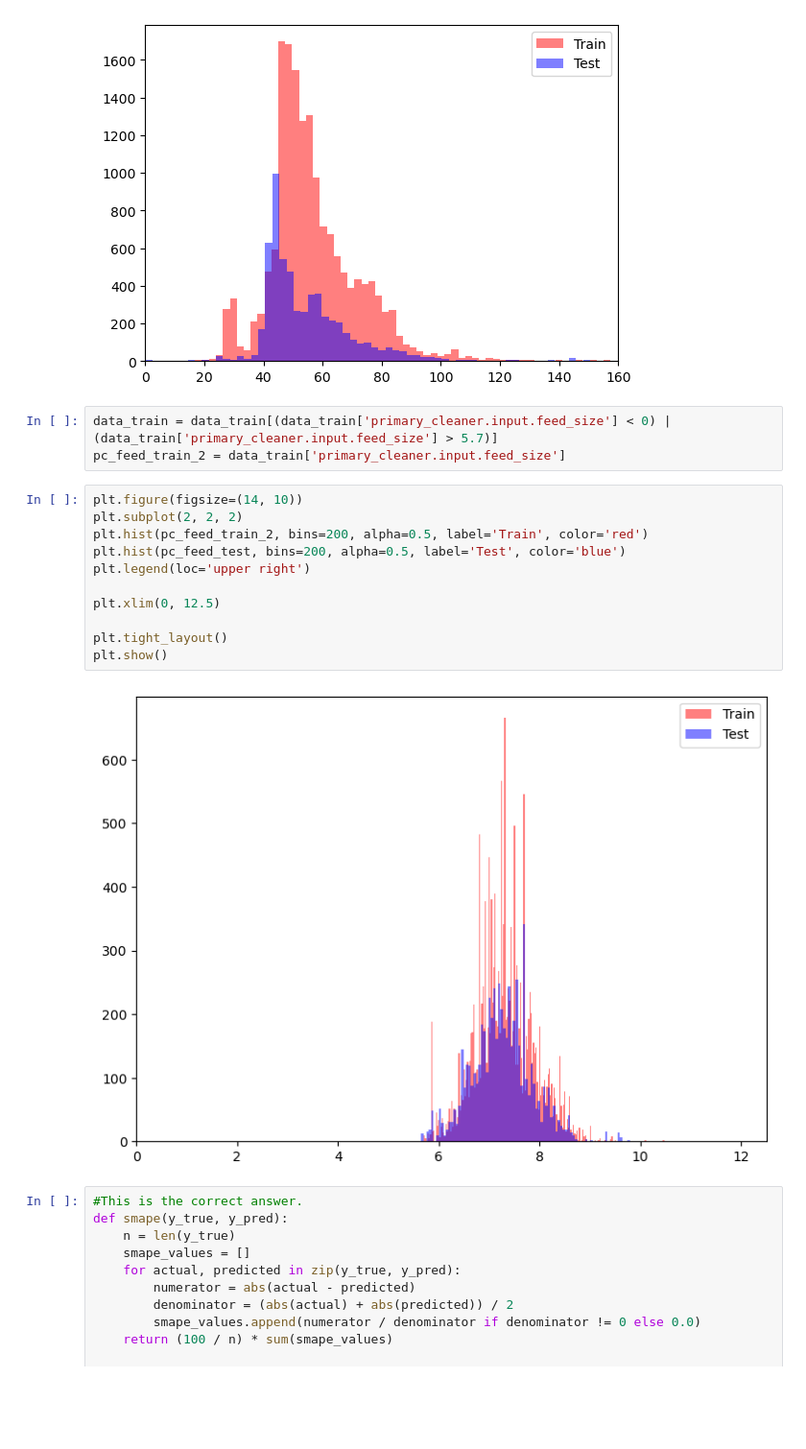
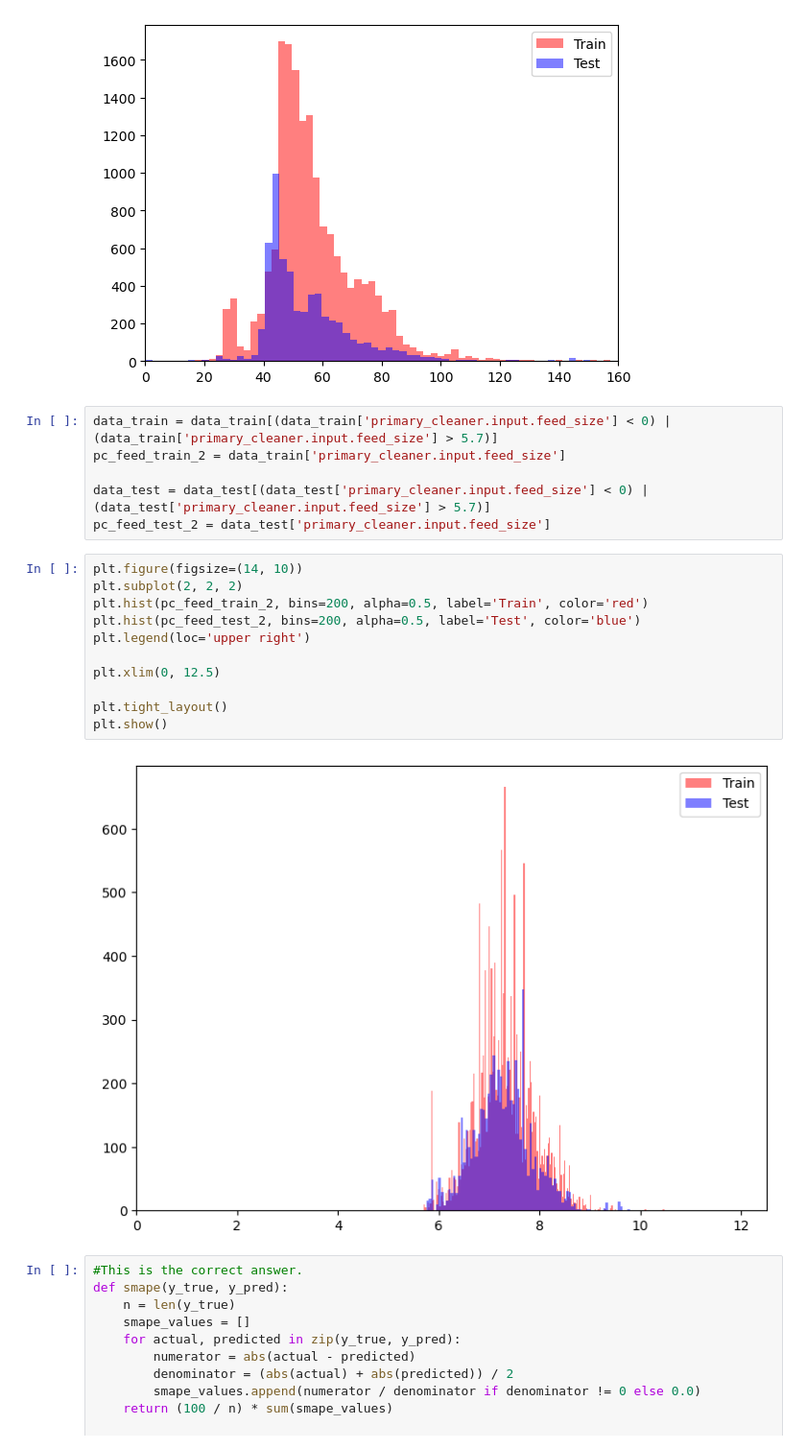
Before and after one commit to BLacuesta3/Sprint-10-Project, a Jupyter notebook: Sprint 10 Project Notebook.ipynb, the cells around one changed output. Shown at 96% size. Saved outputs shown, nothing was run; the diff lists cells and outputs as text; blank space fills up the shorter version.

Commit message:
new input

```diff
--- a/Sprint 10 Project Notebook.ipynb
+++ b/Sprint 10 Project Notebook.ipynb
@@ -727,19 +727,22 @@ plt.show()
 # %%
 data_train = data_train[(data_train['primary_cleaner.input.feed_size'] < 0) |  (data_train['primary_cleaner.input.feed_size'] > 5.7)]
 pc_feed_train_2 = data_train['primary_cleaner.input.feed_size']
+
+data_test = data_test[(data_test['primary_cleaner.input.feed_size'] < 0) |  (data_test['primary_cleaner.input.feed_size'] > 5.7)]
+pc_feed_test_2 = data_test['primary_cleaner.input.feed_size']
 # %%
 plt.figure(figsize=(14, 10))
 plt.subplot(2, 2, 2)
 plt.hist(pc_feed_train_2, bins=200, alpha=0.5, label='Train', color='red')
-plt.hist(pc_feed_test, bins=200, alpha=0.5, label='Test', color='blue')
+plt.hist(pc_feed_test_2, bins=200, alpha=0.5, label='Test', color='blue')
 plt.legend(loc='upper right')
 
 plt.xlim(0, 12.5)
 
 plt.tight_layout()
 plt.show()
 # %% [output]
-[figure, old version]
+[figure, new version]
 # %%
 #This is the correct answer.
 def smape(y_true, y_pred):
```
